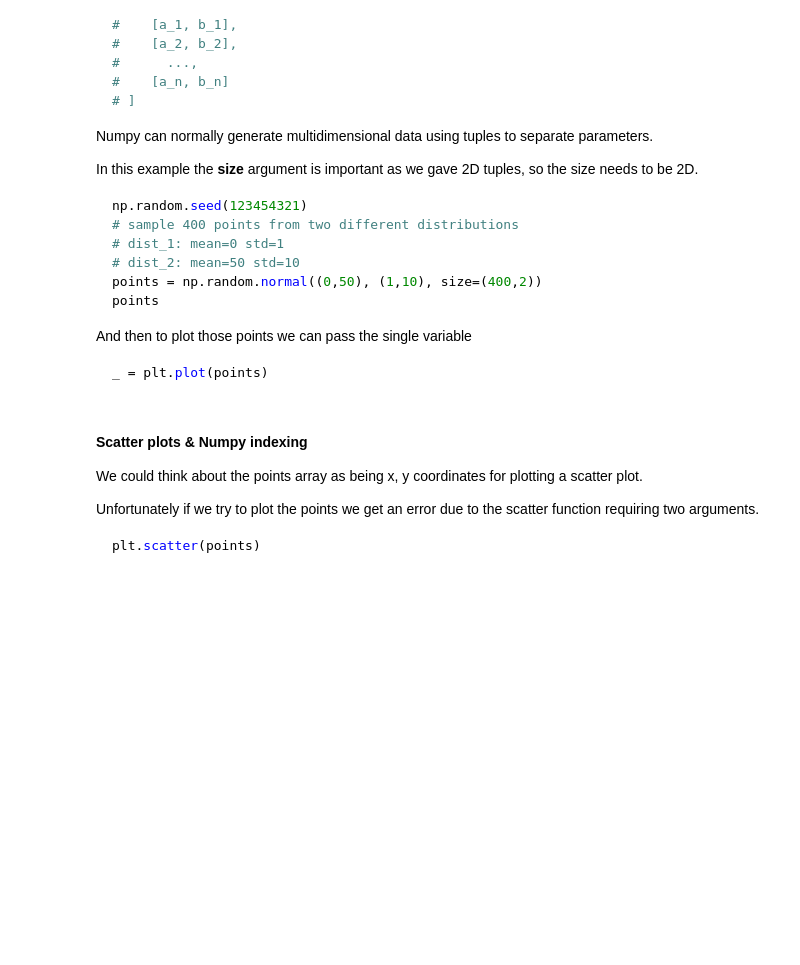
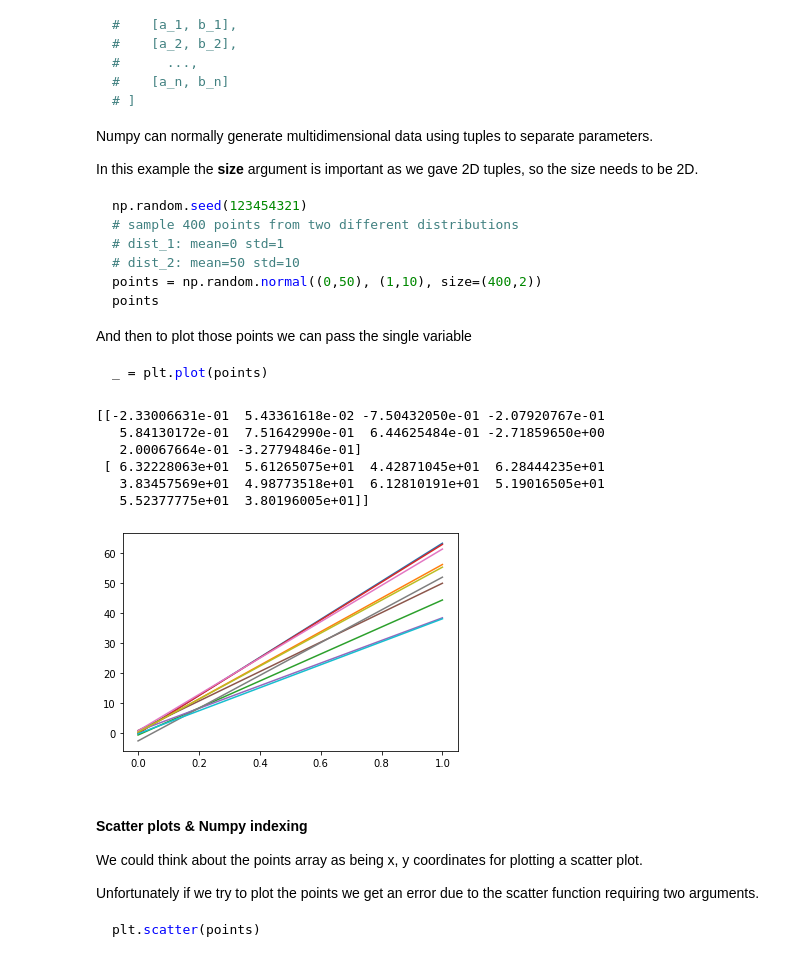
Before and after one commit to MarkGrivainis/itp_spring_2020, a Jupyter notebook: lecture_12/lecture12_numpy_pandas_in_action.ipynb, the cells around one changed output. Drawn from its saved outputs; the diff is of its cells as text; code cells hidden in the pictures; blank space fills up the shorter version.

```diff
--- a/lecture_12/lecture12_numpy_pandas_in_action.ipynb
+++ b/lecture_12/lecture12_numpy_pandas_in_action.ipynb
@@ -504,14 +597,25 @@ _ = plt.plot(points)
 # %%
 #type your code here:
 
 np.random.seed(123454321)
 points = np.random.normal((0,50), (1,10), size=(400,2))
 
-points=points#[1:10:2,:]
+points=points[0:10,:].T  #.T.shape
 
-#_ = plt.plot(points)
-_ = plt.plot(points.transpose())
+points
+
+print(points)
+
+_ = plt.plot(points)
 plt.show()
+# %% [output]
+[[-2.33006631e-01  5.43361618e-02 -7.50432050e-01 -2.07920767e-01
+   5.84130172e-01  7.51642990e-01  6.44625484e-01 -2.71859650e+00
+   2.00067664e-01 -3.27794846e-01]
+ [ 6.32228063e+01  5.61265075e+01  4.42871045e+01  6.28444235e+01
+   3.83457569e+01  4.98773518e+01  6.12810191e+01  5.19016505e+01
+   5.52377775e+01  3.80196005e+01]]
+[figure, added]
 # %% [markdown]
 #### Scatter plots & Numpy indexing
 
```
Also changed, not shown: parts of 23 cells of this notebook, 4 other files.
